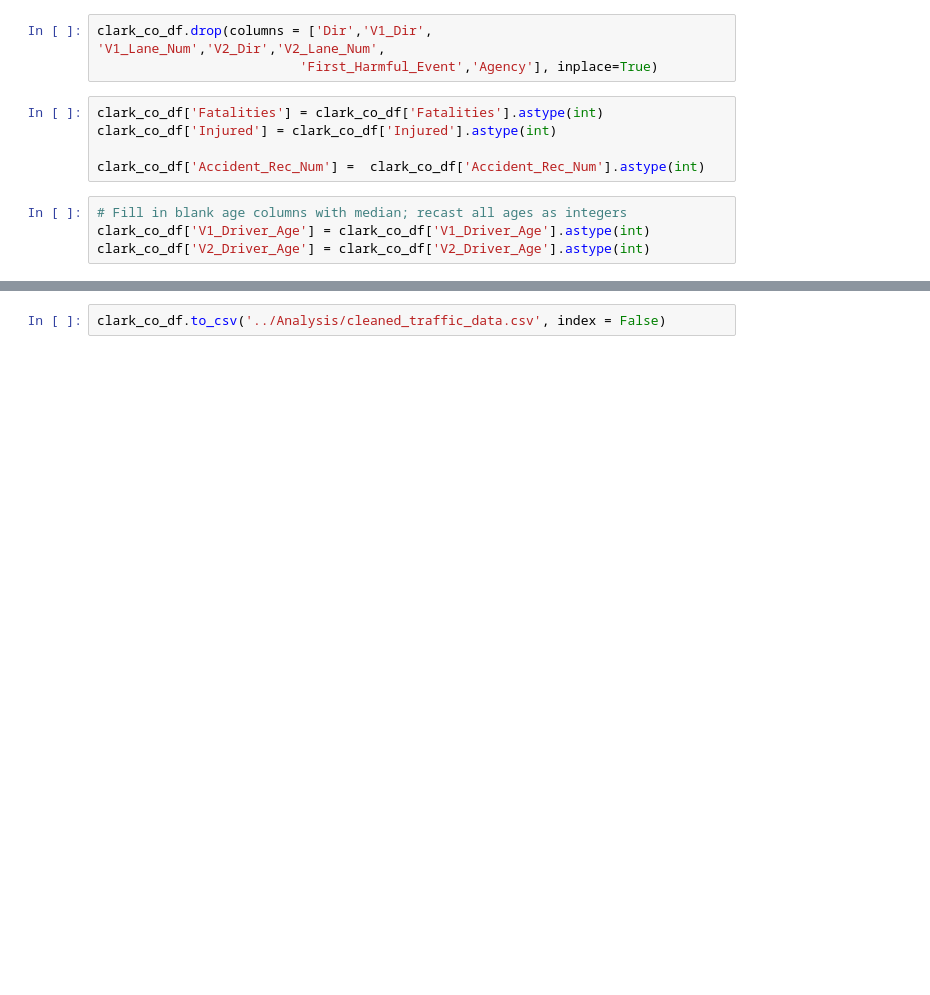
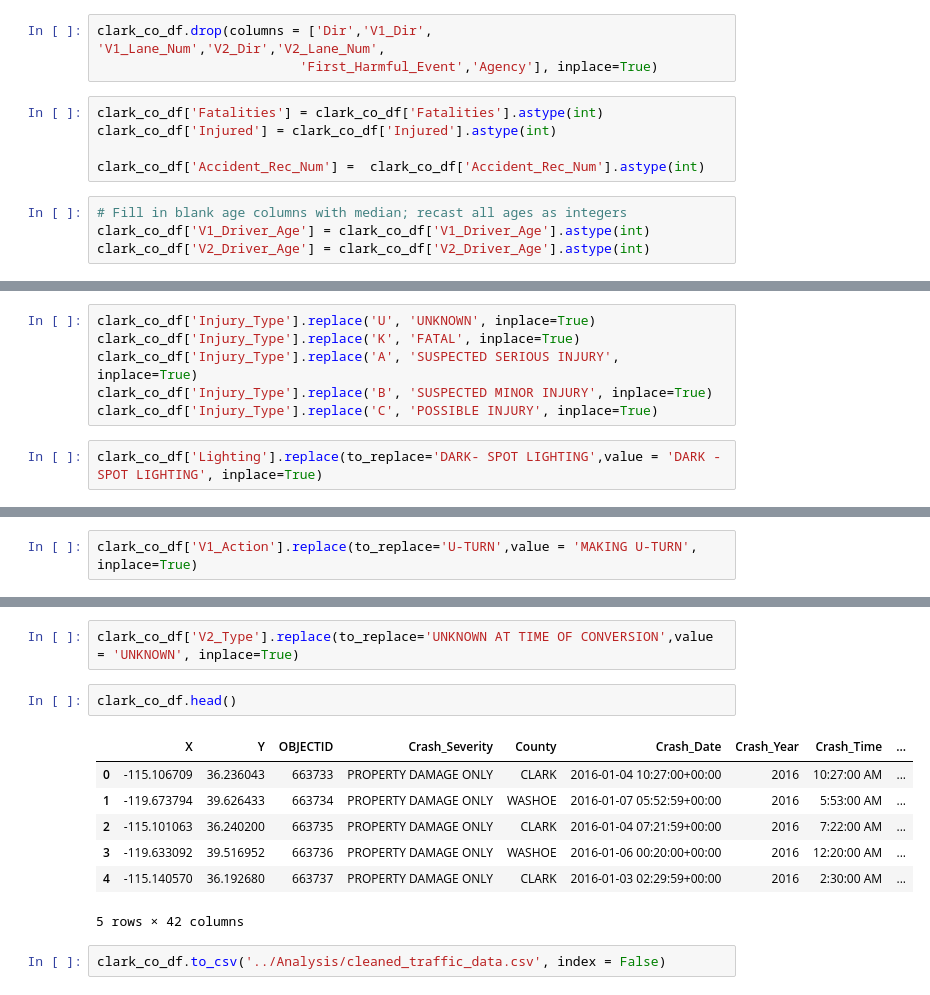
Before and after one commit to JGarza4903/Traffic_Analysis, a Jupyter notebook: Transformations/Nevada_traffic_cleanup.ipynb, the cells around one changed output, grey strips where cells are left out. Drawn from its saved outputs; the diff is of its cells as text; blank space fills up the shorter version.

```diff
--- a/Transformations/Nevada_traffic_cleanup.ipynb
+++ b/Transformations/Nevada_traffic_cleanup.ipynb
@@ -342,0 +388,8 @@ clark_co_df['V2_Driver_Age'] = clark_co_df['V2_Driver_Age'].astype(int)
+# %%
+clark_co_df['Injury_Type'].replace('U', 'UNKNOWN', inplace=True)
+clark_co_df['Injury_Type'].replace('K', 'FATAL', inplace=True)
+clark_co_df['Injury_Type'].replace('A', 'SUSPECTED SERIOUS INJURY', inplace=True)
+clark_co_df['Injury_Type'].replace('B', 'SUSPECTED MINOR INJURY', inplace=True)
+clark_co_df['Injury_Type'].replace('C', 'POSSIBLE INJURY', inplace=True)
+# %%
+clark_co_df['Lighting'].replace(to_replace='DARK- SPOT LIGHTING',value = 'DARK - SPOT LIGHTING', inplace=True)
@@ -342,0 +406,2 @@ clark_co_df['V2_Driver_Age'] = clark_co_df['V2_Driver_Age'].astype(int)
+# %%
+clark_co_df['V1_Action'].replace(to_replace='U-TURN',value = 'MAKING U-TURN', inplace=True)
@@ -343,2 +440,14 @@ clark_co_df['V2_Driver_Age'] = clark_co_df['V2_Driver_Age'].astype(int)
+# %%
+clark_co_df['V2_Type'].replace(to_replace='UNKNOWN AT TIME OF CONVERSION',value = 'UNKNOWN', inplace=True)
+# %%
+clark_co_df.head()
+# %% [output]
+|  | X | Y | OBJECTID | Crash_Severity | County | Crash_Date | Crash_Year | Crash_Time | ... |
+| 0 | -115.106709 | 36.236043 | 663733 | PROPERTY DAMAGE ONLY | CLARK | 2016-01-04 10:27:00+00:00 | 2016 | 10:27:00 AM | ... |
+| 1 | -119.673794 | 39.626433 | 663734 | PROPERTY DAMAGE ONLY | WASHOE | 2016-01-07 05:52:59+00:00 | 2016 | 5:53:00 AM | ... |
+| 2 | -115.101063 | 36.240200 | 663735 | PROPERTY DAMAGE ONLY | CLARK | 2016-01-04 07:21:59+00:00 | 2016 | 7:22:00 AM | ... |
+| 3 | -119.633092 | 39.516952 | 663736 | PROPERTY DAMAGE ONLY | WASHOE | 2016-01-06 00:20:00+00:00 | 2016 | 12:20:00 AM | ... |
+| 4 | -115.140570 | 36.192680 | 663737 | PROPERTY DAMAGE ONLY | CLARK | 2016-01-03 02:29:59+00:00 | 2016 | 2:30:00 AM | ... |
+5 rows × 42 columns
 # %%
 clark_co_df.to_csv('../Analysis/cleaned_traffic_data.csv', index = False)
```
Also changed, not shown: parts of 7 cells of this notebook, 1 other file.
